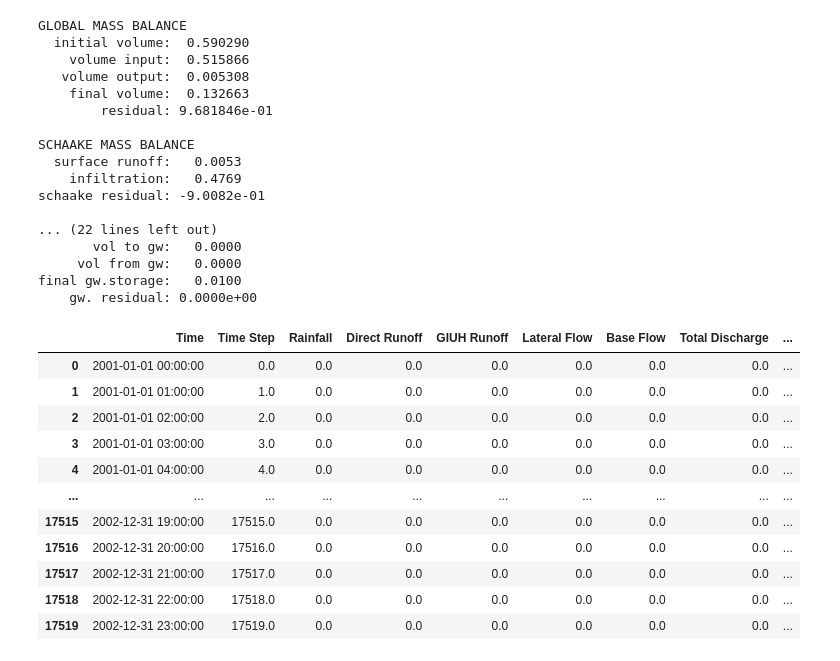
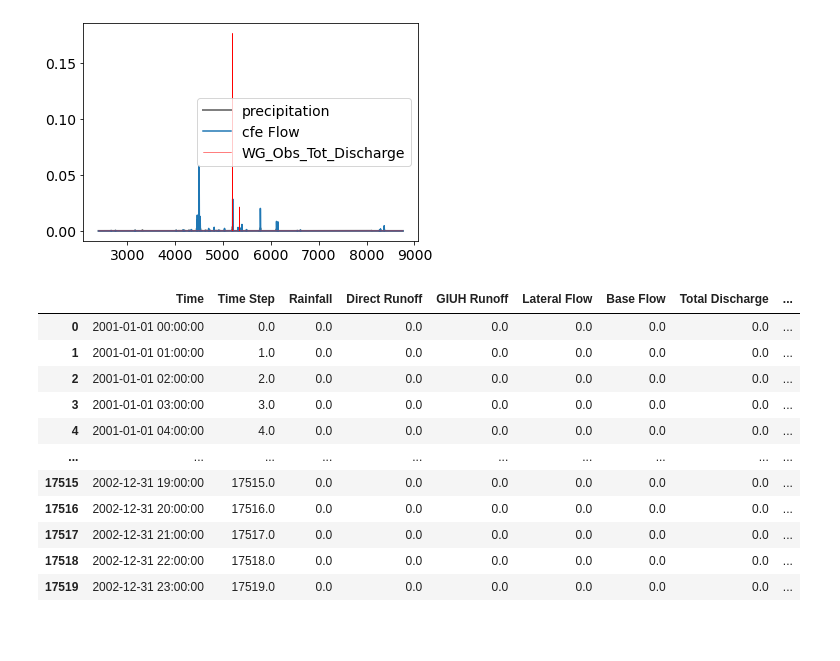
Before and after one commit to NWC-CUAHSI-Summer-Institute/NextGen_NWM_ModnProcess_Dev, a Jupyter notebook: cfe.ipynb, the cells around one changed output. Saved outputs shown, nothing was run; the diff lists cells and outputs as text; code cells hidden in the pictures; blank space fills up the shorter version.

```diff
--- a/cfe.ipynb
+++ b/cfe.ipynb
@@ -857,7 +867,7 @@ cfe_lower = CFE('./WG_lower_config_cfe.json')
 # %%
 #cfe_upper = CFE('./WG_upper_config_cfe.json')
 # %%
-cfe_lower.run_WG_test()
+cfe_lower.run_WG_test(Spinup_time = 50, ModelRun_time_end = 365)
 # %% [output]
 GLOBAL MASS BALANCE
   initial volume:  0.590290
@@ -876,5 +886,3 @@ SCHAAKE MASS BALANCE
      vol from gw:   0.0000
 final gw.storage:   0.0100
     gw. residual: 0.0000e+00
-# %%
-cfe_lower.run_WG_test()
@@ -899,2 +888,0 @@ final gw.storage:   0.0100
-# %%
-cfe_lower.run_WG_test()
@@ -919,23 +889,7 @@ final gw.storage:   0.0100
-# %%
-cfe_lower.run_WG_test()
-# %% [output]
-GLOBAL MASS BALANCE
-  initial volume:  0.590290
-    volume input:  0.515866
-   volume output:  0.005308
-    final volume:  0.132663
-        residual: 9.681846e-01
-
-SCHAAKE MASS BALANCE
-  surface runoff:   0.0053
-    infiltration:   0.4769
-schaake residual: -9.0082e-01
-
-... (22 lines left out)
-       vol to gw:   0.0000
-     vol from gw:   0.0000
-final gw.storage:   0.0100
-    gw. residual: 0.0000e+00
+# %%
+cfe_lower.Plot_WG_test(Begin = 100, End = 365)
+# %% [output]
+[figure, added]
 # %%
 #cfe_lower.model_output.tail()
 # %%
```
Also changed, not shown: parts of 8 cells of this notebook, 1 other file.
